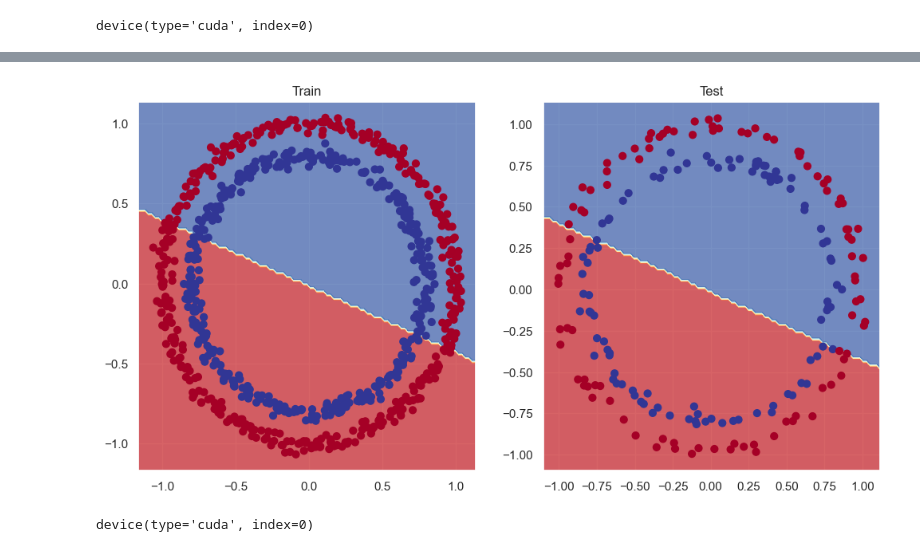
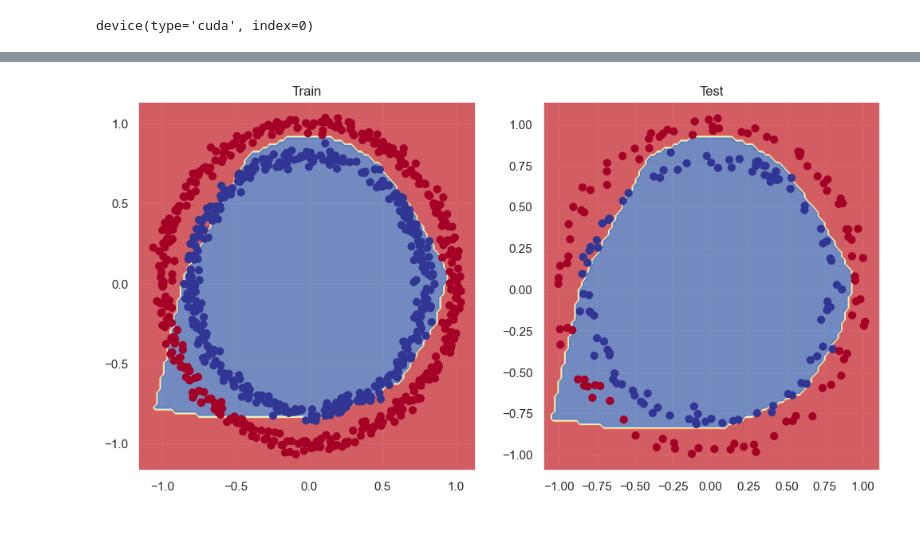
Before and after one commit to mariusdgm/pytorch_learn, a Jupyter notebook: notebooks/nb_2.ipynb, the cells around one changed output, grey strips where cells are left out. Cells and saved outputs as stored; diff of their text form; code cells hidden in the pictures.

Commit message:
fixed helper function and made decent nonlinear classificator

```diff
--- a/notebooks/nb_2.ipynb
+++ b/notebooks/nb_2.ipynb
@@ -356,0 +454,6 @@ device(type='cuda', index=0)
+# %%
+model_2.eval()
+with torch.inference_mode():
+    test_pred = model_2(X_test_regression)
+
+plot_predictions(train_data=X_train_regression, train_labels=y_train_regression, test_data=X_test_regression, test_labels=y_test_regression, predictions=test_pred)
@@ -356,0 +464,17 @@ device(type='cuda', index=0)
+# %%
+n_samples = 1000
+
+X, y = make_circles(n_samples=n_samples, noise=0.03, random_state=42)
+
+circles = pd.DataFrame({"X1": X[:, 0], "X2": X[:, 1], "y": y})
+
+plt.scatter(circles["X1"], circles["X2"], c=circles["y"], cmap=plt.cm.RdYlBu)
+plt.show()
+
+X = torch.from_numpy(X).type(torch.float)
+y = torch.from_numpy(y).type(torch.float)
+
+X_train, X_test, y_train, y_test = train_test_split(X, y, test_size=0.2, random_state=42)
+
+X_train, y_train = X_train.to(device), y_train.to(device)
+X_test, y_test = X_test.to(device), y_test.to(device)
@@ -357,16 +539,11 @@ device(type='cuda', index=0)
 # %%
-from helper_functions import plot_decision_boundary
 
 plt.figure(figsize=(12, 6))
 plt.subplot(1, 2, 1)
 plt.title("Train")
-plot_decision_boundary(model_1, X_train, y_train)
+plot_decision_boundary(model_3, X_train, y_train)
 plt.subplot(1, 2, 2)
 plt.title("Test")
-plot_decision_boundary(model_1, X_test, y_test)
+plot_decision_boundary(model_3, X_test, y_test)
 # %% [output]
-[figure, old version]
+[figure, new version]
-# %%
-next(model_1.parameters()).device
-# %% [output]
-device(type='cuda', index=0)
```
Also changed, not shown: parts of 14 cells of this notebook, 1 other file.
